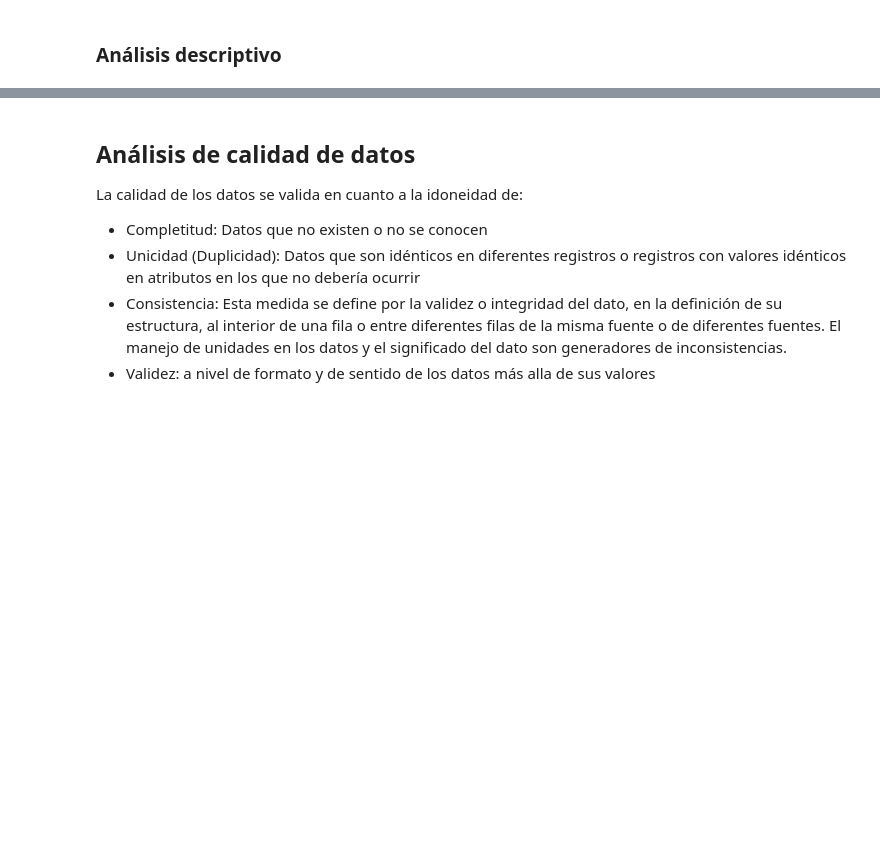
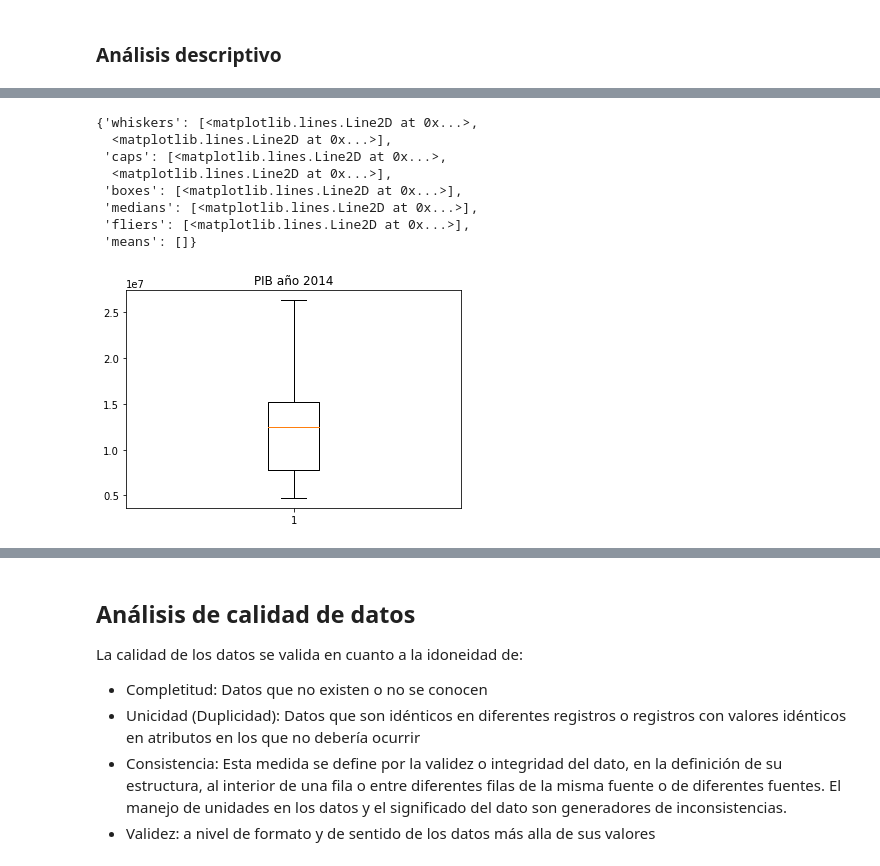
Before and after one commit to sebasarangom/tf_actions, a Jupyter notebook: Tarea-Entendimiento-Datos.ipynb, the cells around one changed output, grey strips where cells are left out. Saved outputs shown, nothing was run; the diff lists cells and outputs as text; code cells hidden in the pictures; blank space fills up the shorter version.

```diff
--- a/Tarea-Entendimiento-Datos.ipynb
+++ b/Tarea-Entendimiento-Datos.ipynb
@@ -68 +74,3 @@ sql_movimientos = 'WWImportersTransactional.movimientosCopia'
+# %%
+sql_pib = 'ProyectoTransaccional.PIBCopia'
 # %%
@@ -288,0 +569,17 @@ El análisis de la tabla de movimientos revela lo siguiente: los TransaccionProd
+# %%
+%matplotlib inline
+import matplotlib.pyplot as plt
+
+fig1, ax1 = plt.subplots()
+ax1.set_title('PIB año 2014')
+ax1.boxplot(np.array(pib.select('2014').collect()))
+# %% [output]
+{'whiskers': [<matplotlib.lines.Line2D at 0x...>,
+  <matplotlib.lines.Line2D at 0x...>],
+ 'caps': [<matplotlib.lines.Line2D at 0x...>,
+  <matplotlib.lines.Line2D at 0x...>],
+ 'boxes': [<matplotlib.lines.Line2D at 0x...>],
+ 'medians': [<matplotlib.lines.Line2D at 0x...>],
+ 'fliers': [<matplotlib.lines.Line2D at 0x...>],
+ 'means': []}
+[figure, added]
```
Also changed, not shown: parts of 51 cells of this notebook.
